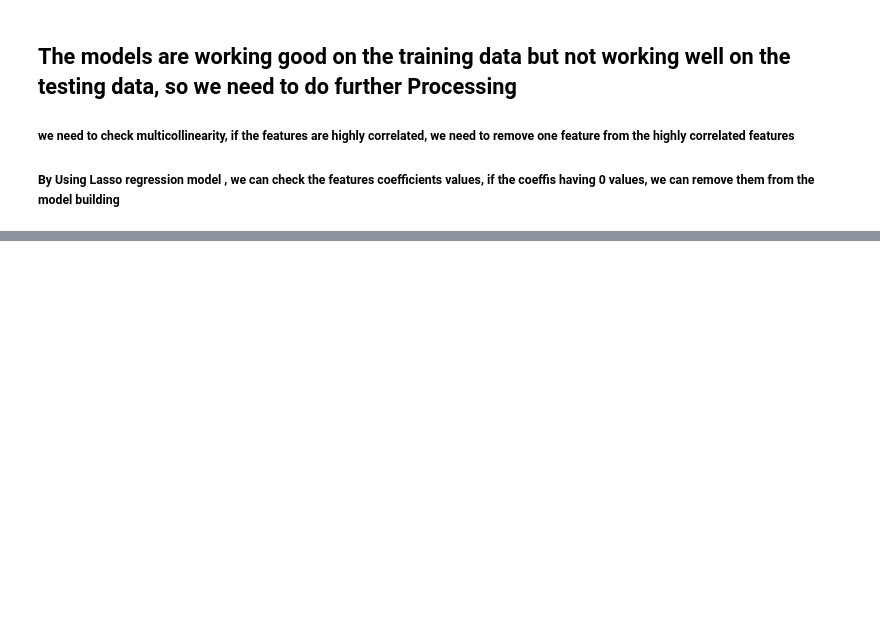
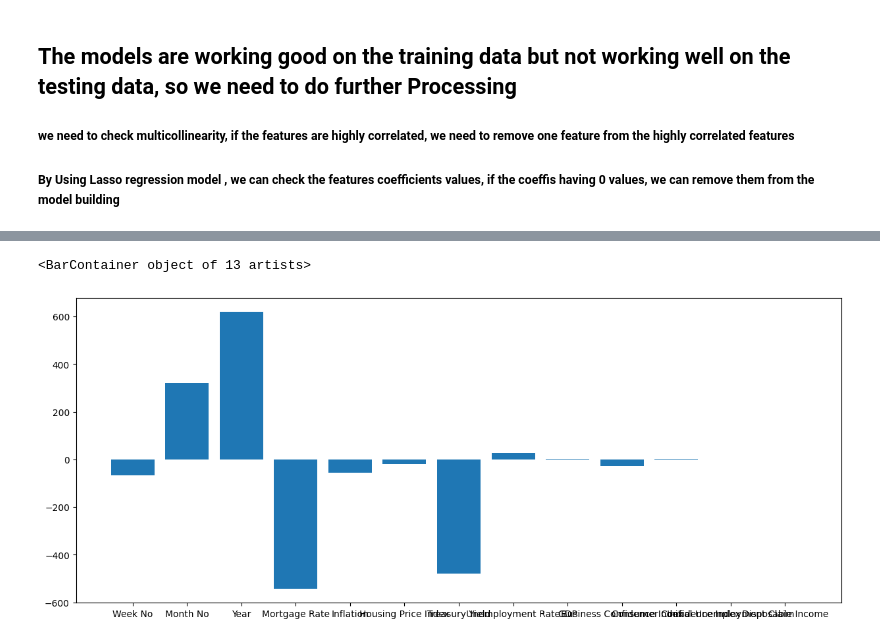
Before and after one commit to karthikeya-1508/ML_prac_files, a Jupyter notebook: Regression_Projects/Refinance_Project/Refinance_muticollinearity_Standardisation_Hyper_parameter_Tuning_LR_L1_L2_RF_XGBoost.ipynb, the cells around one changed output, grey strips where cells are left out. Drawn from its saved outputs; the diff is of its cells as text; code cells hidden in the pictures; blank space fills up the shorter version.

Commit message:
Training & predicting

```diff
--- a/Regression_Projects/Refinance_Project/Refinance_muticollinearity_Standardisation_Hyper_parameter_Tuning_LR_L1_L2_RF_XGBoost.ipynb
+++ b/Regression_Projects/Refinance_Project/Refinance_muticollinearity_Standardisation_Hyper_parameter_Tuning_LR_L1_L2_RF_XGBoost.ipynb
@@ -377,3 +377,19 @@ Tree-based models outperform linear models on this dataset. However, the presenc
 ## The models are working good on the training data but not working well on the testing data, so we need to do further Processing
 ##### we need to check multicollinearity, if the features are highly correlated, we need to remove one feature from the highly correlated features
 ##### By Using Lasso regression model , we can check the features coefficients values, if the coeffis having 0 values, we can remove them from the model building
+# %%
+linreg = LinearRegression()
+linreg.fit(X_train,y_train)
+linreg_prediction = linreg.predict(X_test)
+
+r_squared = r2_score(y_test,linreg_prediction)
+print("R squared Error on test set : ", r_squared)
+
+
+coefficient_df = pd.DataFrame()
+coefficient_df['column_names'] = X_train.columns
+coefficient_df['coefficient_values_lr'] = pd.DataFrame(linreg.coef_)
+print(coefficient_df)
+
+coefficient_df.to_csv('coeff_values',index = False)
+plt.rcParams['figure.figsize'] = (15,6)
@@ -379,0 +412,6 @@ Tree-based models outperform linear models on this dataset. However, the presenc
+# %%
+plt.bar(coefficient_df['column_names'],coefficient_df
+        ['coefficient_values_lr'])
+# %% [output]
+<BarContainer object of 13 artists>
+[figure, added]
```
Also changed, not shown: parts of 25 cells of this notebook, 1 other file.
